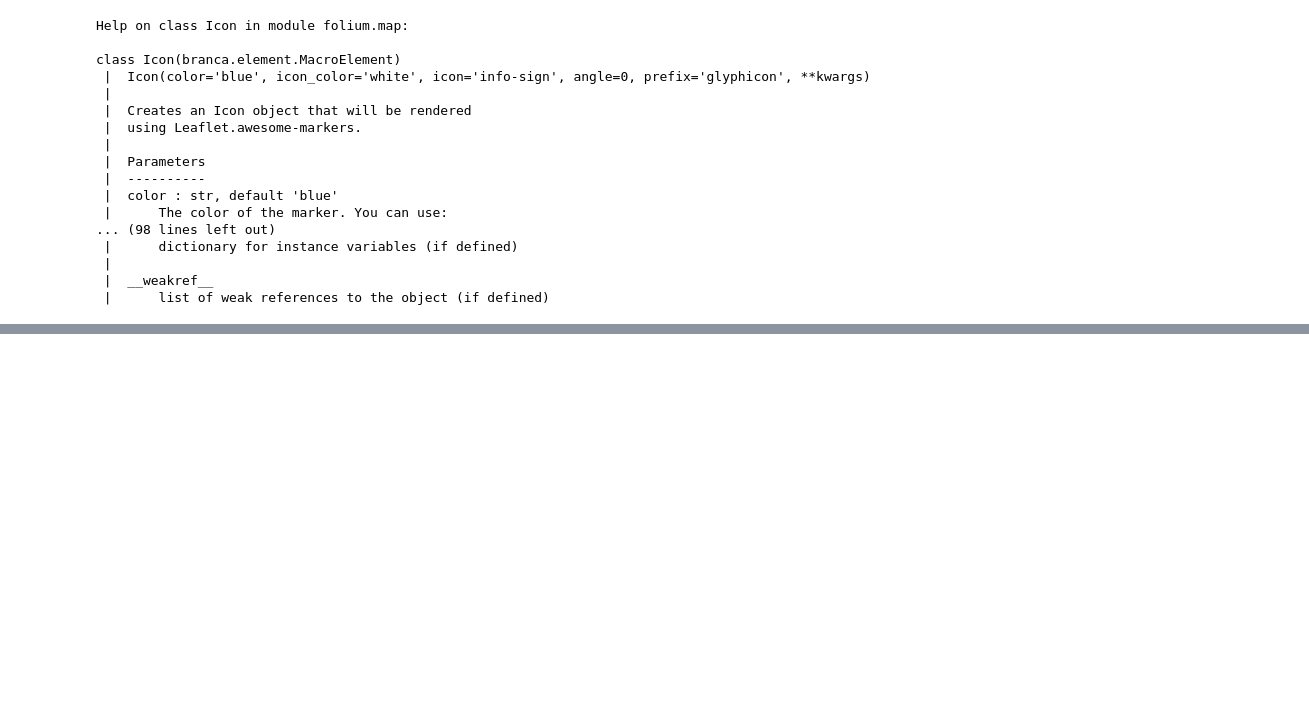
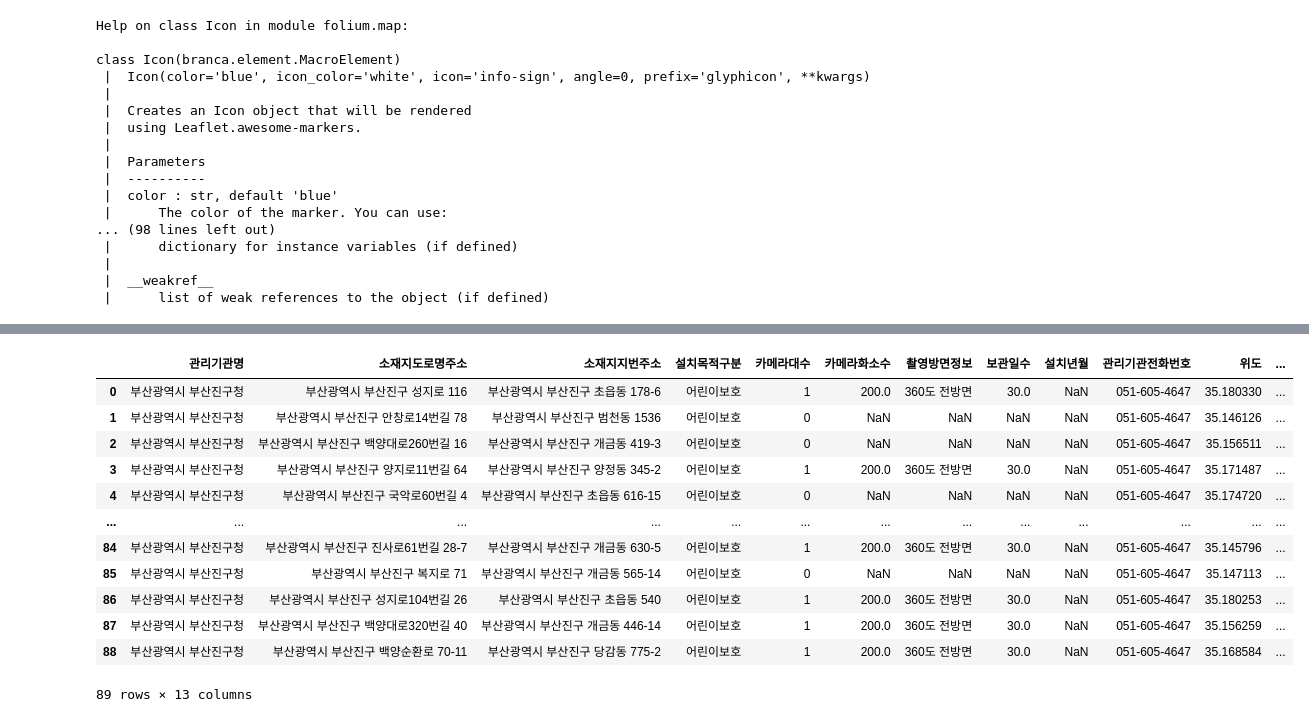
Before and after one commit to DoYeon999/Bigdata_230905, a Jupyter notebook: bigdata/folium.ipynb, the cells around one changed output, grey strips where cells are left out. Saved outputs shown, nothing was run; the diff lists cells and outputs as text; code cells hidden in the pictures; blank space fills up the shorter version.

```diff
--- a/bigdata/folium.ipynb
+++ b/bigdata/folium.ipynb
@@ -76,0 +91,18 @@ m
+# %%
+import pandas as pd
+df=pd.read_csv('data/CCTV_20190917.csv')
+df
+# %% [output]
+|  | 관리기관명 | 소재지도로명주소 | 소재지지번주소 | 설치목적구분 | 카메라대수 | 카메라화소수 | 촬영방면정보 | 보관일수 | 설치년월 | 관리기관전화번호 | 위도 | ... |
+| 0 | 부산광역시 부산진구청 | 부산광역시 부산진구 성지로 116 | 부산광역시 부산진구 초읍동 178-6 | 어린이보호 | 1 | 200.0 | 360도 전방면 | 30.0 | NaN | 051-605-4647 | 35.180330 | ... |
+| 1 | 부산광역시 부산진구청 | 부산광역시 부산진구 안창로14번길 78 | 부산광역시 부산진구 범천동 1536 | 어린이보호 | 0 | NaN | NaN | NaN | NaN | 051-605-4647 | 35.146126 | ... |
+| 2 | 부산광역시 부산진구청 | 부산광역시 부산진구 백양대로260번길 16 | 부산광역시 부산진구 개금동 419-3 | 어린이보호 | 0 | NaN | NaN | NaN | NaN | 051-605-4647 | 35.156511 | ... |
+| 3 | 부산광역시 부산진구청 | 부산광역시 부산진구 양지로11번길 64 | 부산광역시 부산진구 양정동 345-2 | 어린이보호 | 1 | 200.0 | 360도 전방면 | 30.0 | NaN | 051-605-4647 | 35.171487 | ... |
+| 4 | 부산광역시 부산진구청 | 부산광역시 부산진구 국악로60번길 4 | 부산광역시 부산진구 초읍동 616-15 | 어린이보호 | 0 | NaN | NaN | NaN | NaN | 051-605-4647 | 35.174720 | ... |
+| ... | ... | ... | ... | ... | ... | ... | ... | ... | ... | ... | ... | ... |
+| 84 | 부산광역시 부산진구청 | 부산광역시 부산진구 진사로61번길 28-7 | 부산광역시 부산진구 개금동 630-5 | 어린이보호 | 1 | 200.0 | 360도 전방면 | 30.0 | NaN | 051-605-4647 | 35.145796 | ... |
+| 85 | 부산광역시 부산진구청 | 부산광역시 부산진구 복지로 71 | 부산광역시 부산진구 개금동 565-14 | 어린이보호 | 0 | NaN | NaN | NaN | NaN | 051-605-4647 | 35.147113 | ... |
+| 86 | 부산광역시 부산진구청 | 부산광역시 부산진구 성지로104번길 26 | 부산광역시 부산진구 초읍동 540 | 어린이보호 | 1 | 200.0 | 360도 전방면 | 30.0 | NaN | 051-605-4647 | 35.180253 | ... |
+| 87 | 부산광역시 부산진구청 | 부산광역시 부산진구 백양대로320번길 40 | 부산광역시 부산진구 개금동 446-14 | 어린이보호 | 1 | 200.0 | 360도 전방면 | 30.0 | NaN | 051-605-4647 | 35.156259 | ... |
+| 88 | 부산광역시 부산진구청 | 부산광역시 부산진구 백양순환로 70-11 | 부산광역시 부산진구 당감동 775-2 | 어린이보호 | 1 | 200.0 | 360도 전방면 | 30.0 | NaN | 051-605-4647 | 35.168584 | ... |
+89 rows × 13 columns
```
Also changed, not shown: parts of 7 cells of this notebook, 10 other files.
